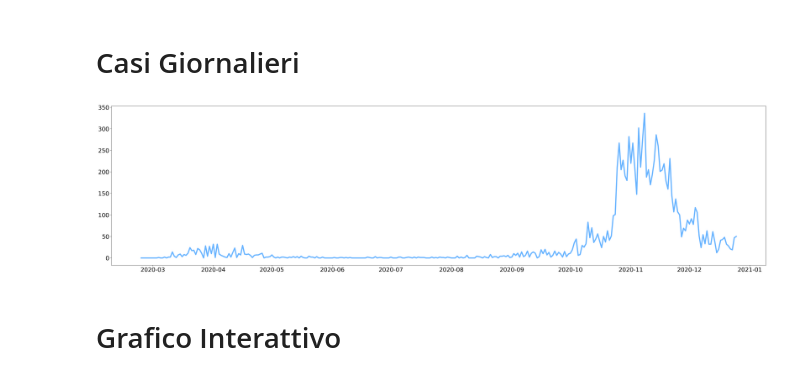
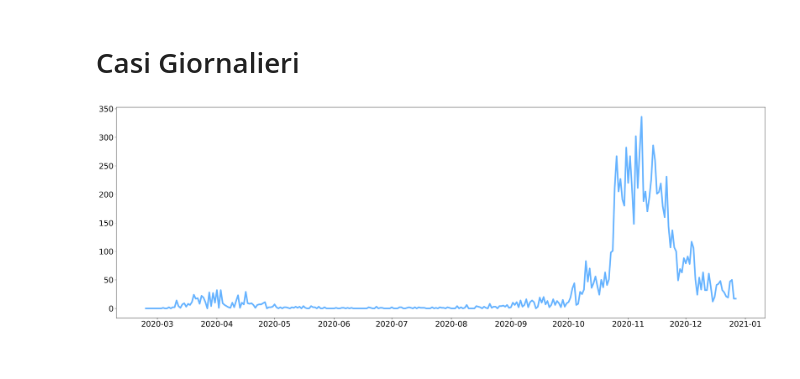
Before and after one commit to davidefabbrico/local-dati-gov, a Jupyter notebook: COVID-2019.ipynb, the cells around one changed output. Drawn from its saved outputs; the diff is of its cells as text; code cells hidden in the pictures.

Commit message:
Aggiunto Studio Prato/Firenze/Pistoia

```diff
--- a/COVID-2019.ipynb
+++ b/COVID-2019.ipynb
@@ -24,8 +24,7 @@ for i in range(len(df_province)):
 # %%
 df_prato = df_province[df_province['denominazione_provincia'] == "Prato"]
 df_prato.reset_index(inplace = True)
-df_prato.drop("index", axis = 1)
-df_prato = df_prato[["data", "totale_casi"]]
+df_prato.drop("index", axis = 1, inplace = True)
 # %% [markdown]
 ### Funzione Cumultativa
 # %%
@@ -37,30 +38,31 @@ plt.show()
 # %% [output]
 [figure]
 # %%
-casi_prato = []
-for i in range(len(df_prato)):
-    if i == 0:
-        casi_prato.append(i)
-    else:
-        # modifcica dei dati
-        if df_prato['totale_casi'][i] - df_prato['totale_casi'][i-1] >= 0:
-            casi_prato.append(df_prato['totale_casi'][i] - df_prato['totale_casi'][i-1])
+def casi_gior(df):
+    casi = []
+    for i in range(len(df)):
+        if i == 0:
+            casi.append(i)
         else:
-            casi_prato.append(0)
+            # modifcica dei dati
+            if df['totale_casi'][i] - df['totale_casi'][i-1] >= 0:
+                casi.append(df['totale_casi'][i] - df['totale_casi'][i-1])
+            else:
+                casi.append(0)
+    # Inseriamo la nuova lista nel nostro dataframe
+    df['casi_giornalieri'] = casi
+    return df
 # %% [markdown]
 #### Nella posizione numero 121 ci sono stati meno casi (cumulati) di quelli del giorno precedente. Dato non congruo.
-# %%
-# Inseriamo la nuova lista nel nostro dataframe
-df_prato['casi_giornalieri'] = casi_prato
 # %% [markdown]
 # Casi Giornalieri
 # %%
-plt.figure(figsize = (40,10), dpi = 200)
-plt.xticks(size = 20)
-plt.yticks(size = 20)
-plt.plot(df_prato['data'], df_prato['casi_giornalieri'], color = "#66b3ff", linewidth = 4)
-plt.show()
+def casi_totali(df, color):
+    plt.figure(figsize = (30,10), dpi = 300)
+    plt.xticks(size = 20)
+    plt.yticks(size = 20)
+    plt.plot(df['data'], df['casi_giornalieri'], color = color, linewidth = 4)
+    plt.show()
+casi_totali(casi_gior(df_prato), "#66b3ff")
 # %% [output]
-[figure, old version]
+[figure, new version]
-# %% [markdown]
-# Grafico Interattivo
```
Also changed, not shown: parts of 17 cells of this notebook.
